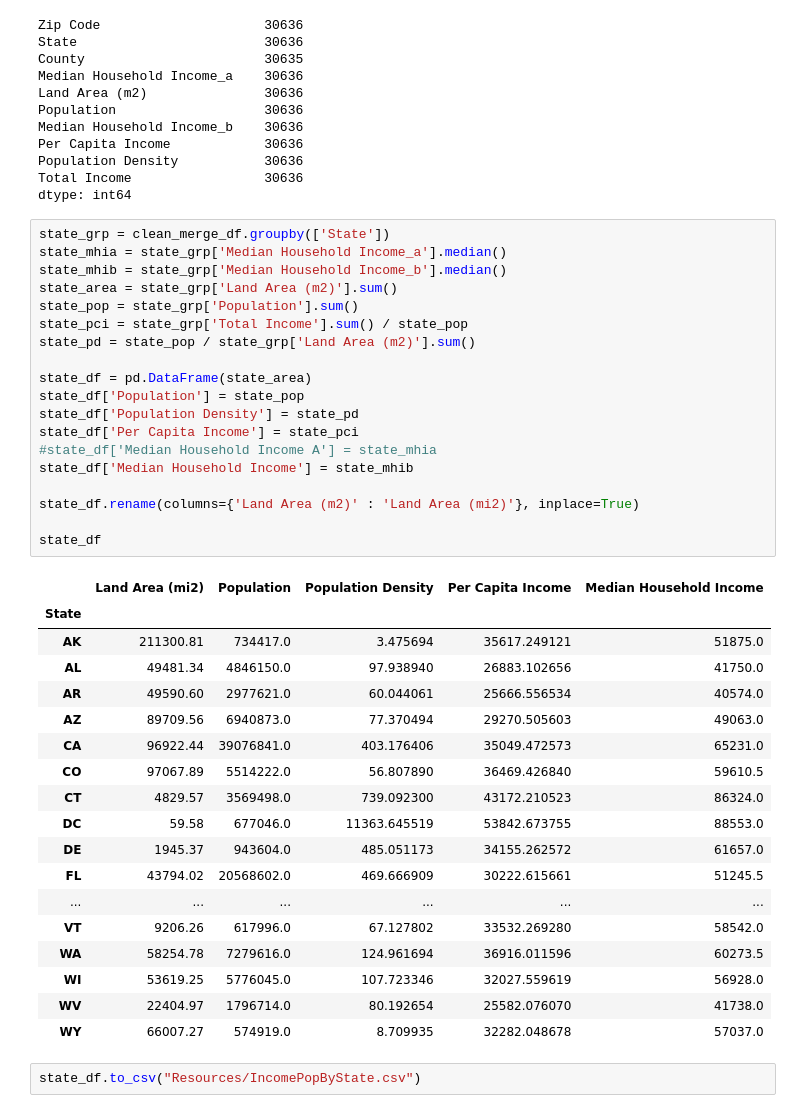
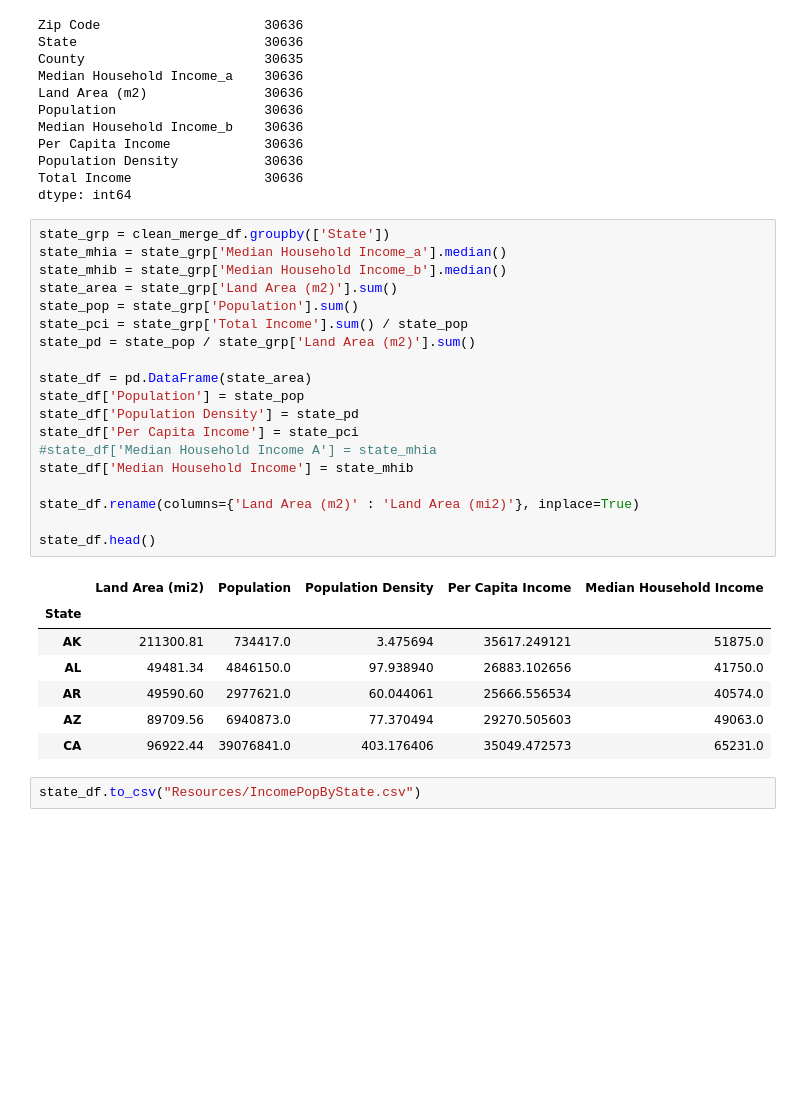
Before and after one commit to phantomsoul1/python-covid-challenge, a Jupyter notebook: JupyterNotebooks/George/IncomePopByState.ipynb, the cells around one changed output. Saved outputs shown, nothing was run; the diff lists cells and outputs as text; blank space fills up the shorter version.

```diff
--- a/JupyterNotebooks/George/IncomePopByState.ipynb
+++ b/JupyterNotebooks/George/IncomePopByState.ipynb
@@ -129,41 +114,30 @@ dtype: int64
 # %%
 state_grp = clean_merge_df.groupby(['State'])
 state_mhia = state_grp['Median Household Income_a'].median()
 state_mhib = state_grp['Median Household Income_b'].median()
 state_area = state_grp['Land Area (m2)'].sum()
 state_pop = state_grp['Population'].sum()
 state_pci = state_grp['Total Income'].sum() / state_pop
 state_pd = state_pop / state_grp['Land Area (m2)'].sum()
 
 state_df = pd.DataFrame(state_area)
 state_df['Population'] = state_pop
 state_df['Population Density'] = state_pd
 state_df['Per Capita Income'] = state_pci
 #state_df['Median Household Income A'] = state_mhia
 state_df['Median Household Income'] = state_mhib
 
 state_df.rename(columns={'Land Area (m2)' : 'Land Area (mi2)'}, inplace=True)
 
-state_df
+state_df.head()
 # %% [output]
 |  | Land Area (mi2) | Population | Population Density | Per Capita Income | Median Household Income |
 | State |  |  |  |  |  |
 | AK | 211300.81 | 734417.0 | 3.475694 | 35617.249121 | 51875.0 |
 | AL | 49481.34 | 4846150.0 | 97.938940 | 26883.102656 | 41750.0 |
 | AR | 49590.60 | 2977621.0 | 60.044061 | 25666.556534 | 40574.0 |
 | AZ | 89709.56 | 6940873.0 | 77.370494 | 29270.505603 | 49063.0 |
 | CA | 96922.44 | 39076841.0 | 403.176406 | 35049.472573 | 65231.0 |
-| CO | 97067.89 | 5514222.0 | 56.807890 | 36469.426840 | 59610.5 |
-| CT | 4829.57 | 3569498.0 | 739.092300 | 43172.210523 | 86324.0 |
-| DC | 59.58 | 677046.0 | 11363.645519 | 53842.673755 | 88553.0 |
-| DE | 1945.37 | 943604.0 | 485.051173 | 34155.262572 | 61657.0 |
-| FL | 43794.02 | 20568602.0 | 469.666909 | 30222.615661 | 51245.5 |
-| ... | ... | ... | ... | ... | ... |
-| VT | 9206.26 | 617996.0 | 67.127802 | 33532.269280 | 58542.0 |
-| WA | 58254.78 | 7279616.0 | 124.961694 | 36916.011596 | 60273.5 |
-| WI | 53619.25 | 5776045.0 | 107.723346 | 32027.559619 | 56928.0 |
-| WV | 22404.97 | 1796714.0 | 80.192654 | 25582.076070 | 41738.0 |
-| WY | 66007.27 | 574919.0 | 8.709935 | 32282.048678 | 57037.0 |
 # %%
 state_df.to_csv("Resources/IncomePopByState.csv")
 # %%
```
Also changed, not shown: parts of 2 cells of this notebook, 4 other files.
